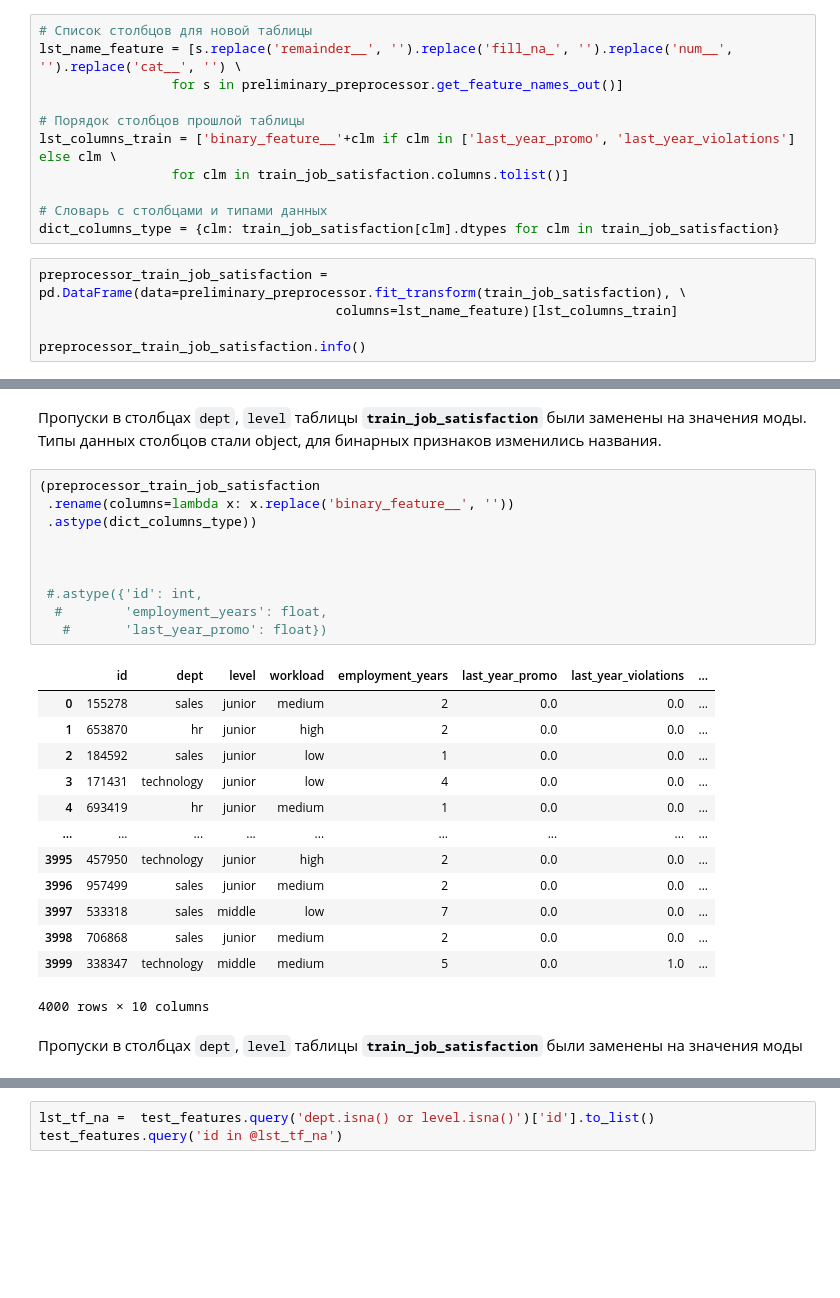
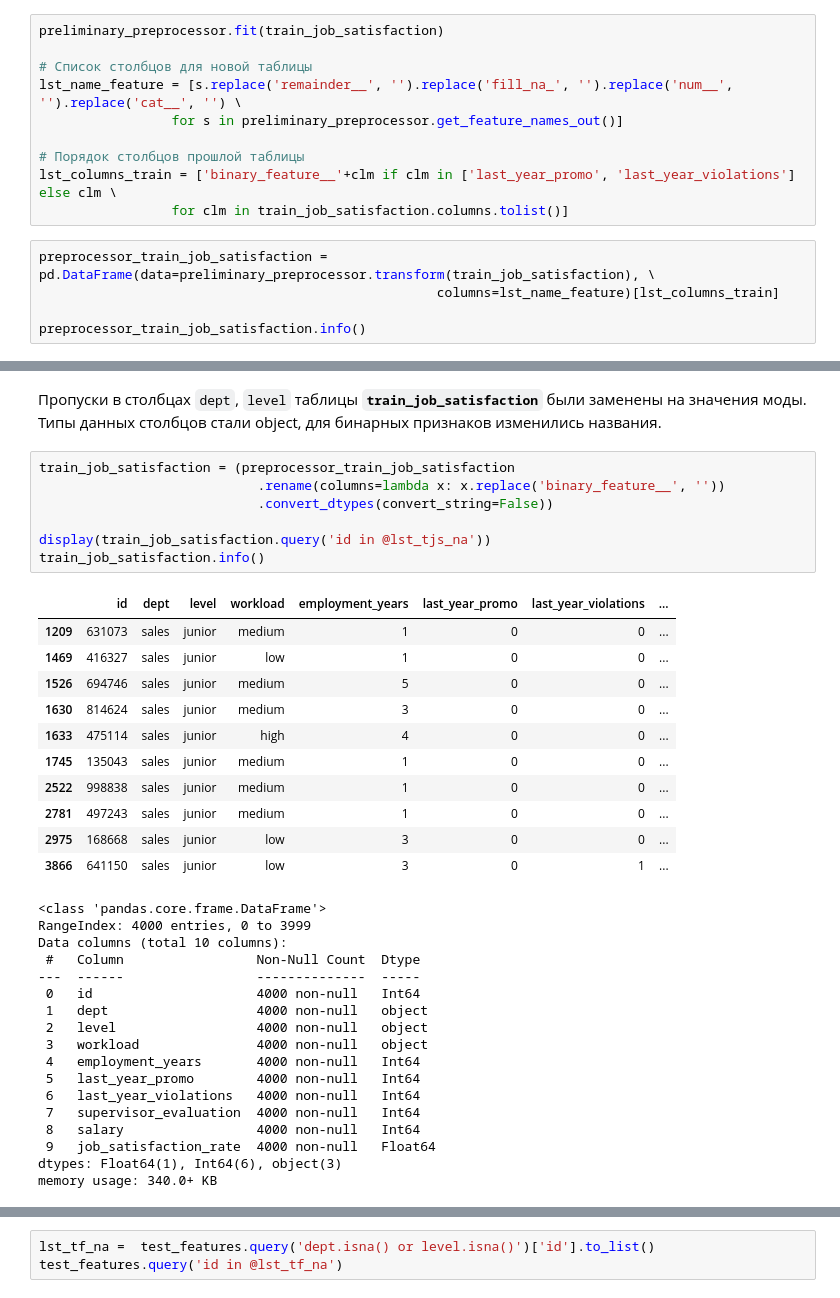
Before and after one commit to serguntsov/ML_HR_ANALYST, a Jupyter notebook: satisfaction_rate_job.ipynb, the cells around one changed output, grey strips where cells are left out. Cells and saved outputs as stored; diff of their text form; blank space fills up the shorter version.

```diff
--- a/satisfaction_rate_job.ipynb
+++ b/satisfaction_rate_job.ipynb
@@ -219,6 +221,8 @@ train_job_satisfaction.query('id in @lst_tjs_na')
 | 2975 | 168668 | NaN | junior | low | 3 | no | no | ... |
 | 3866 | 641150 | NaN | junior | low | 3 | no | yes | ... |
 # %%
+preliminary_preprocessor.fit(train_job_satisfaction)
+
 # Список столбцов для новой таблицы
 lst_name_feature = [s.replace('remainder__', '').replace('fill_na_', '').replace('num__', '').replace('cat__', '') \
                  for s in preliminary_preprocessor.get_feature_names_out()]
@@ -226,12 +230,9 @@ lst_name_feature = [s.replace('remainder__', '').replace('fill_na_', '').replace
 # Порядок столбцов прошлой таблицы
 lst_columns_train = ['binary_feature__'+clm if clm in ['last_year_promo', 'last_year_violations'] else clm \
                  for clm in train_job_satisfaction.columns.tolist()]
-
-# Словарь с столбцами и типами данных
-dict_columns_type = {clm: train_job_satisfaction[clm].dtypes for clm in train_job_satisfaction}
 # %%
-preprocessor_train_job_satisfaction = pd.DataFrame(data=preliminary_preprocessor.fit_transform(train_job_satisfaction), \
-                                      columns=lst_name_feature)[lst_columns_train]
+preprocessor_train_job_satisfaction = pd.DataFrame(data=preliminary_preprocessor.transform(train_job_satisfaction), \
+                                                   columns=lst_name_feature)[lst_columns_train]
 
 preprocessor_train_job_satisfaction.info()
 # %% [output]
@@ -256,28 +257,38 @@ memory usage: 312.6+ KB
 Пропуски в столбцах `dept`, `level` таблицы **`train_job_satisfaction`** были заменены на значения моды. \
 Типы данных столбцов стали object, для бинарных признаков изменились названия.
 # %%
-(preprocessor_train_job_satisfaction
- .rename(columns=lambda x: x.replace('binary_feature__', ''))
- .astype(dict_columns_type))
+train_job_satisfaction = (preprocessor_train_job_satisfaction
+                            .rename(columns=lambda x: x.replace('binary_feature__', ''))
+                            .convert_dtypes(convert_string=False))
 
-
-
- #.astype({'id': int,
-  #        'employment_years': float,
-   #       'last_year_promo': float})
+display(train_job_satisfaction.query('id in @lst_tjs_na'))
+train_job_satisfaction.info()
 # %% [output]
 |  | id | dept | level | workload | employment_years | last_year_promo | last_year_violations | ... |
-| 0 | 155278 | sales | junior | medium | 2 | 0.0 | 0.0 | ... |
-| 1 | 653870 | hr | junior | high | 2 | 0.0 | 0.0 | ... |
-| 2 | 184592 | sales | junior | low | 1 | 0.0 | 0.0 | ... |
-| 3 | 171431 | technology | junior | low | 4 | 0.0 | 0.0 | ... |
-| 4 | 693419 | hr | junior | medium | 1 | 0.0 | 0.0 | ... |
-| ... | ... | ... | ... | ... | ... | ... | ... | ... |
-| 3995 | 457950 | technology | junior | high | 2 | 0.0 | 0.0 | ... |
-| 3996 | 957499 | sales | junior | medium | 2 | 0.0 | 0.0 | ... |
-| 3997 | 533318 | sales | middle | low | 7 | 0.0 | 0.0 | ... |
-| 3998 | 706868 | sales | junior | medium | 2 | 0.0 | 0.0 | ... |
-| 3999 | 338347 | technology | middle | medium | 5 | 0.0 | 1.0 | ... |
+| 1209 | 631073 | sales | junior | medium | 1 | 0 | 0 | ... |
+| 1469 | 416327 | sales | junior | low | 1 | 0 | 0 | ... |
+| 1526 | 694746 | sales | junior | medium | 5 | 0 | 0 | ... |
+| 1630 | 814624 | sales | junior | medium | 3 | 0 | 0 | ... |
+| 1633 | 475114 | sales | junior | high | 4 | 0 | 0 | ... |
+| 1745 | 135043 | sales | junior | medium | 1 | 0 | 0 | ... |
+| 2522 | 998838 | sales | junior | medium | 1 | 0 | 0 | ... |
+| 2781 | 497243 | sales | junior | medium | 1 | 0 | 0 | ... |
+| 2975 | 168668 | sales | junior | low | 3 | 0 | 0 | ... |
+| 3866 | 641150 | sales | junior | low | 3 | 0 | 1 | ... |
-4000 rows × 10 columns
+<class 'pandas.core.frame.DataFrame'>
+RangeIndex: 4000 entries, 0 to 3999
+Data columns (total 10 columns):
+ #   Column                 Non-Null Count  Dtype
+---  ------                 --------------  -----
+ 0   id                     4000 non-null   Int64
+ 1   dept                   4000 non-null   object
+ 2   level                  4000 non-null   object
+ 3   workload               4000 non-null   object
+ 4   employment_years       4000 non-null   Int64
+ 5   last_year_promo        4000 non-null   Int64
+ 6   last_year_violations   4000 non-null   Int64
+ 7   supervisor_evaluation  4000 non-null   Int64
+ 8   salary                 4000 non-null   Int64
+ 9   job_satisfaction_rate  4000 non-null   Float64
+dtypes: Float64(1), Int64(6), object(3)
+memory usage: 340.0+ KB
-# %% [markdown]
-Пропуски в столбцах `dept`, `level` таблицы **`train_job_satisfaction`** были заменены на значения моды
```
Also changed, not shown: parts of 11 cells of this notebook.
